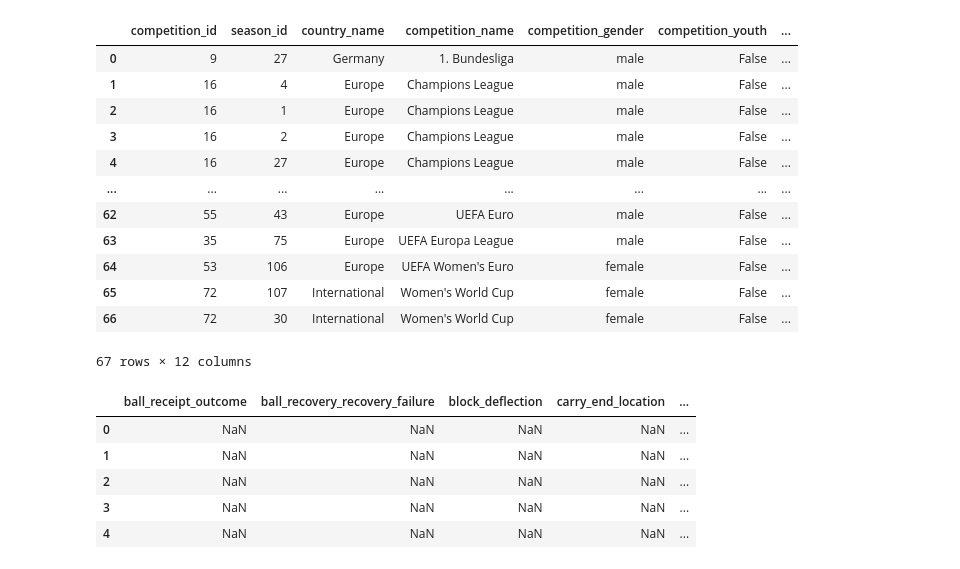
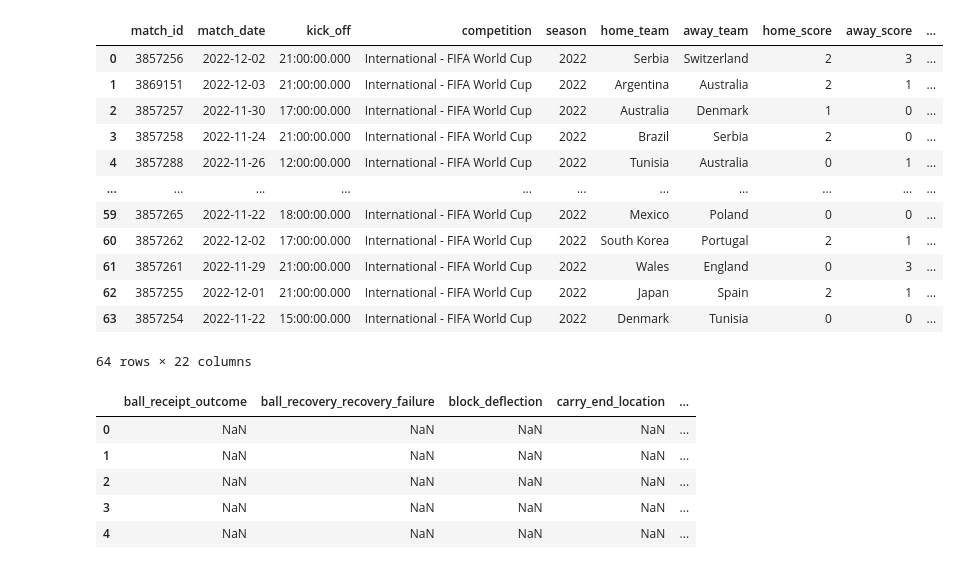
Before and after one commit to akketza/data-analysis-futbol, a Jupyter notebook: mapaCalor.ipynb, the cells around one changed output. Drawn from its saved outputs; the diff is of its cells as text; code cells hidden in the pictures.

```diff
--- a/mapaCalor.ipynb
+++ b/mapaCalor.ipynb
@@ -6,23 +6,23 @@ import matplotlib.pyplot as plt
 # %%
 #aca se extrae la competiciones
 sb.competitions()
 #aca se extrae el match
 
-#sb.matches(competition_id=43, season_id=106)
+sb.matches(competition_id=43, season_id=106)
 # %% [output]
-|  | competition_id | season_id | country_name | competition_name | competition_gender | competition_youth | ... |
-| 0 | 9 | 27 | Germany | 1. Bundesliga | male | False | ... |
-| 1 | 16 | 4 | Europe | Champions League | male | False | ... |
-| 2 | 16 | 1 | Europe | Champions League | male | False | ... |
-| 3 | 16 | 2 | Europe | Champions League | male | False | ... |
-| 4 | 16 | 27 | Europe | Champions League | male | False | ... |
-| ... | ... | ... | ... | ... | ... | ... | ... |
-| 62 | 55 | 43 | Europe | UEFA Euro | male | False | ... |
-| 63 | 35 | 75 | Europe | UEFA Europa League | male | False | ... |
-| 64 | 53 | 106 | Europe | UEFA Women's Euro | female | False | ... |
-| 65 | 72 | 107 | International | Women's World Cup | female | False | ... |
-| 66 | 72 | 30 | International | Women's World Cup | female | False | ... |
+|  | match_id | match_date | kick_off | competition | season | home_team | away_team | home_score | away_score | ... |
+| 0 | 3857256 | 2022-12-02 | 21:00:00.000 | International - FIFA World Cup | 2022 | Serbia | Switzerland | 2 | 3 | ... |
+| 1 | 3869151 | 2022-12-03 | 21:00:00.000 | International - FIFA World Cup | 2022 | Argentina | Australia | 2 | 1 | ... |
+| 2 | 3857257 | 2022-11-30 | 17:00:00.000 | International - FIFA World Cup | 2022 | Australia | Denmark | 1 | 0 | ... |
+| 3 | 3857258 | 2022-11-24 | 21:00:00.000 | International - FIFA World Cup | 2022 | Brazil | Serbia | 2 | 0 | ... |
+| 4 | 3857288 | 2022-11-26 | 12:00:00.000 | International - FIFA World Cup | 2022 | Tunisia | Australia | 0 | 1 | ... |
+| ... | ... | ... | ... | ... | ... | ... | ... | ... | ... | ... |
+| 59 | 3857265 | 2022-11-22 | 18:00:00.000 | International - FIFA World Cup | 2022 | Mexico | Poland | 0 | 0 | ... |
+| 60 | 3857262 | 2022-12-02 | 17:00:00.000 | International - FIFA World Cup | 2022 | South Korea | Portugal | 2 | 1 | ... |
+| 61 | 3857261 | 2022-11-29 | 21:00:00.000 | International - FIFA World Cup | 2022 | Wales | England | 0 | 3 | ... |
+| 62 | 3857255 | 2022-12-01 | 21:00:00.000 | International - FIFA World Cup | 2022 | Japan | Spain | 2 | 1 | ... |
+| 63 | 3857254 | 2022-11-22 | 15:00:00.000 | International - FIFA World Cup | 2022 | Denmark | Tunisia | 0 | 0 | ... |
-67 rows × 12 columns
+64 rows × 22 columns
 # %%
 #trae los eventos del partido
 partido = sb.events(match_id=3869151)
```
Also changed, not shown: parts of 3 cells of this notebook.
